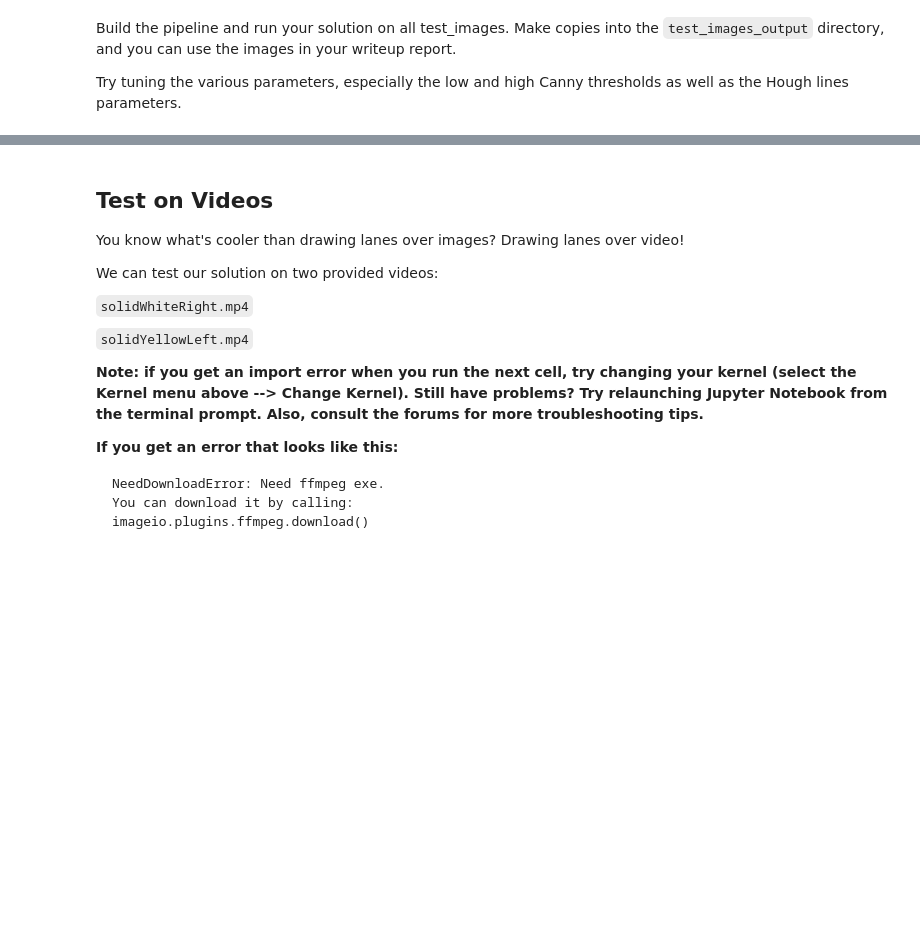
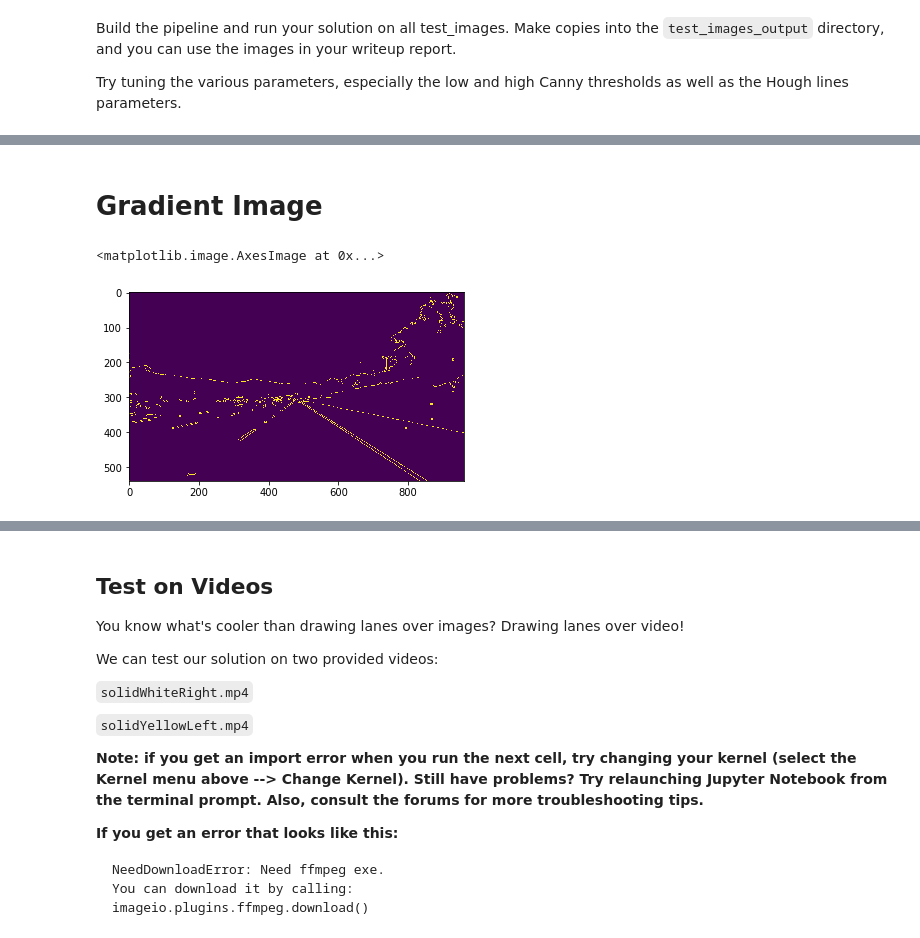
Before and after one commit to rajkuma2011/self-driving-car, a Jupyter notebook: CarND-LaneLines-P1/P1.ipynb, the cells around one changed output, grey strips where cells are left out. Drawn from its saved outputs; the diff is of its cells as text; code cells hidden in the pictures; blank space fills up the shorter version.

```diff
--- a/CarND-LaneLines-P1/P1.ipynb
+++ b/CarND-LaneLines-P1/P1.ipynb
@@ -292,0 +326,7 @@ def lane_detection_pipeline(image, gauss_kernal=3,\
+# %% [markdown]
+# Gradient Image
+# %%
+plt.imshow(output_images["gradient_image"])
+# %% [output]
+<matplotlib.image.AxesImage at 0x...>
+[figure, added]
```
Also changed, not shown: parts of 21 cells of this notebook.
